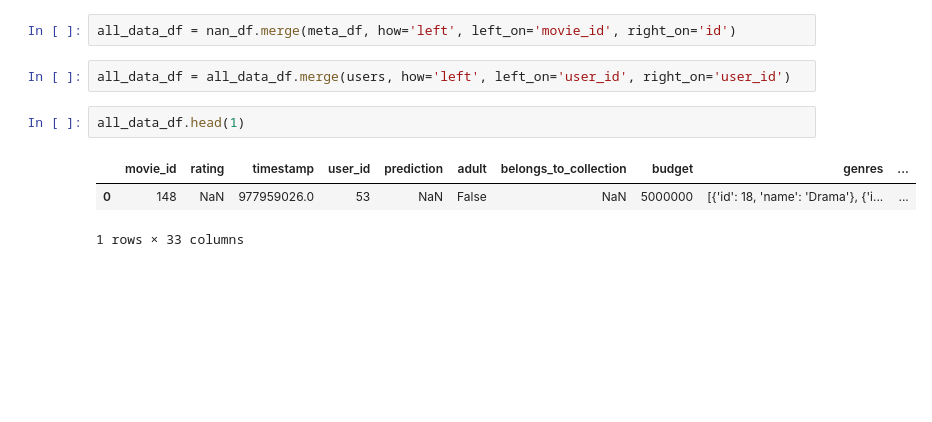
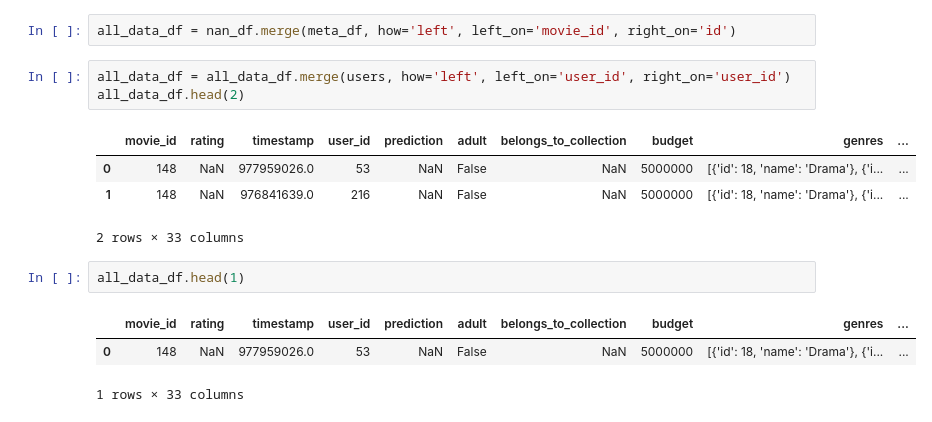
Before and after one commit to mileserickson/recommendation-case-study, a Jupyter notebook: nn_draft.ipynb, the cells around one changed output. Cells and saved outputs as stored; diff of their text form; blank space fills up the shorter version.

```diff
--- a/nn_draft.ipynb
+++ b/nn_draft.ipynb
@@ -160,6 +184,12 @@ all_data_df.head()
 all_data_df = nan_df.merge(meta_df, how='left', left_on='movie_id', right_on='id')
 # %%
 all_data_df = all_data_df.merge(users, how='left', left_on='user_id', right_on='user_id')
+all_data_df.head(2)
+# %% [output]
+|  | movie_id | rating | timestamp | user_id | prediction | adult | belongs_to_collection | budget | genres | ... |
+| 0 | 148 | NaN | 977959026.0 | 53 | NaN | False | NaN | 5000000 | [{'id': 18, 'name': 'Drama'}, {'i... | ... |
+| 1 | 148 | NaN | 976841639.0 | 216 | NaN | False | NaN | 5000000 | [{'id': 18, 'name': 'Drama'}, {'i... | ... |
+2 rows × 33 columns
 # %%
 all_data_df.head(1)
 # %% [output]
```
Also changed, not shown: parts of 30 cells of this notebook.
